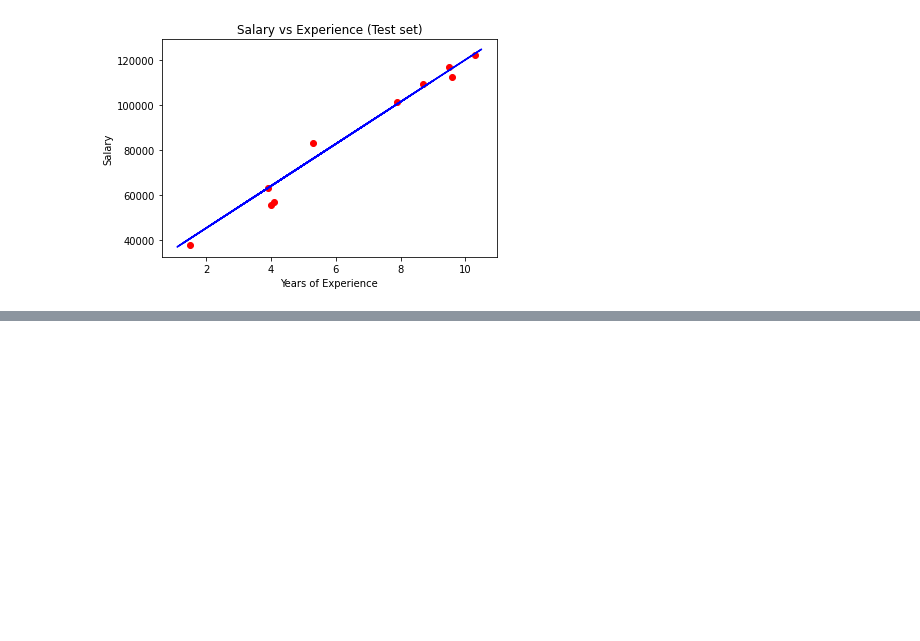
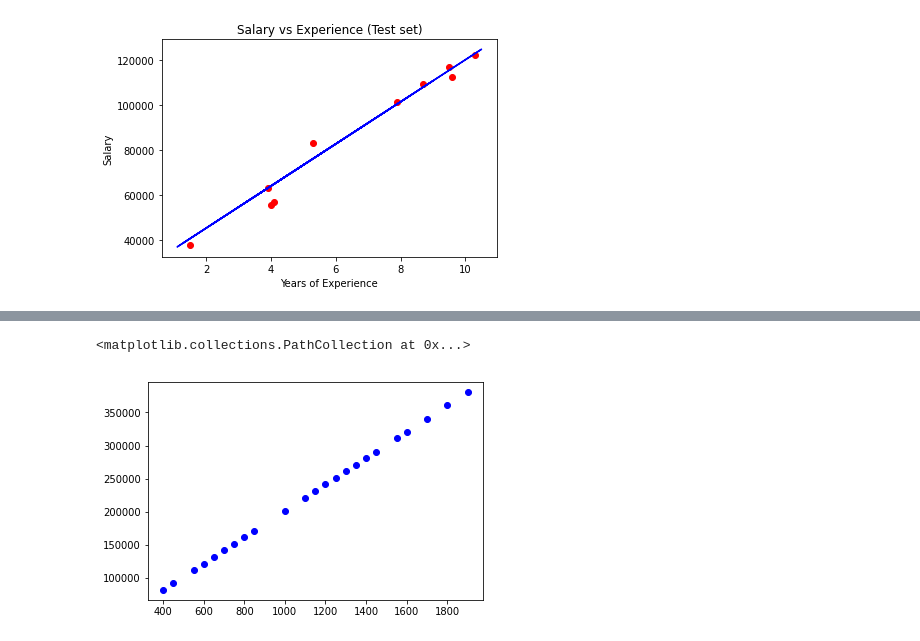
Before and after one commit to AlyaArchana/PROJECT-FILES, a Jupyter notebook: simple_linear_regression_ML.ipynb, the cells around one changed output, grey strips where cells are left out. Cells and saved outputs as stored; diff of their text form; code cells hidden in the pictures; blank space fills up the shorter version.

```diff
--- a/simple_linear_regression_ML.ipynb
+++ b/simple_linear_regression_ML.ipynb
@@ -109,0 +170,5 @@ plt.show()
+# %%
+plt.scatter(X_train,y_train, color='blue')
+# %% [output]
+<matplotlib.collections.PathCollection at 0x...>
+[figure, added]
```
Also changed, not shown: parts of 14 cells of this notebook.
